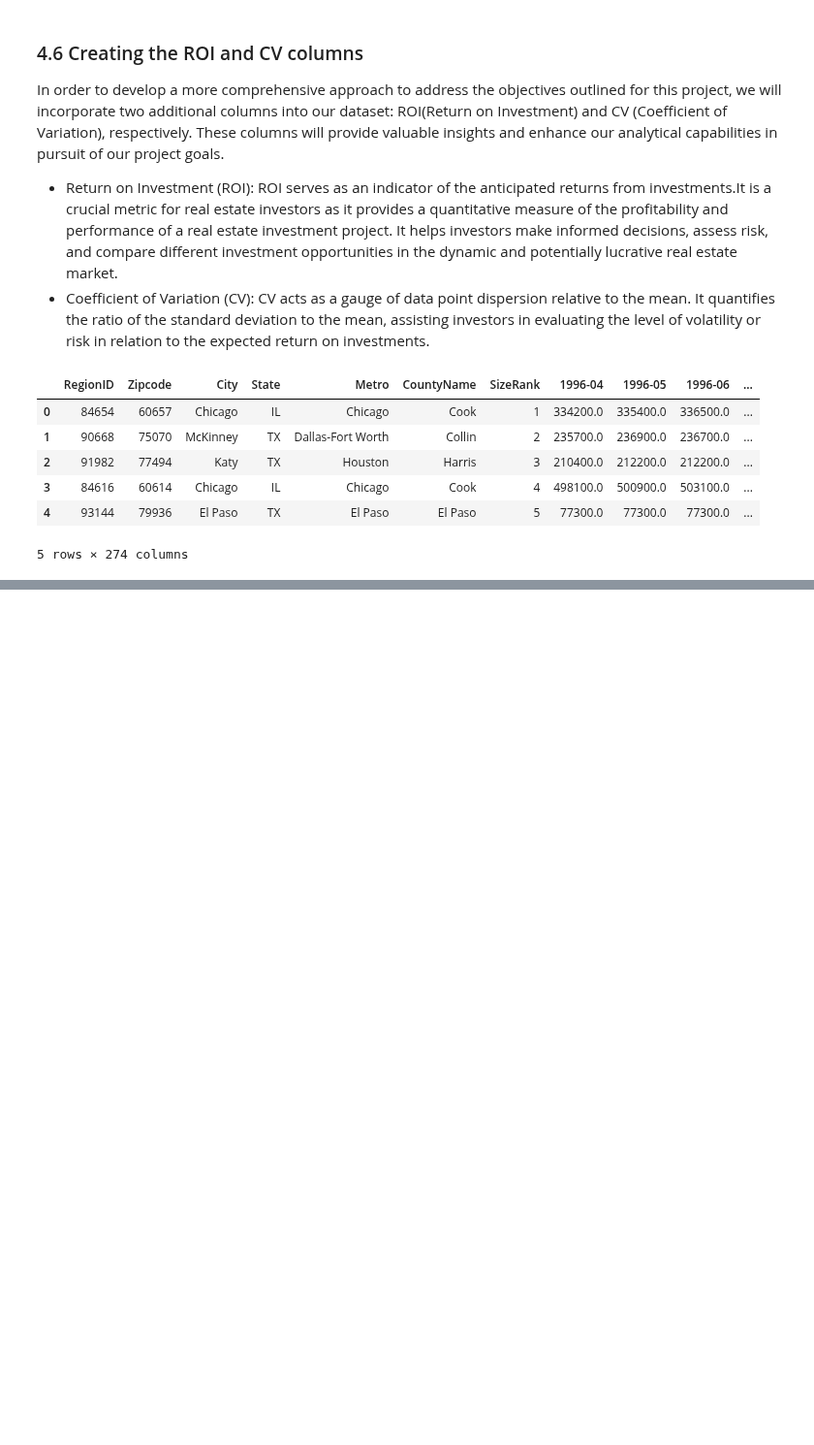
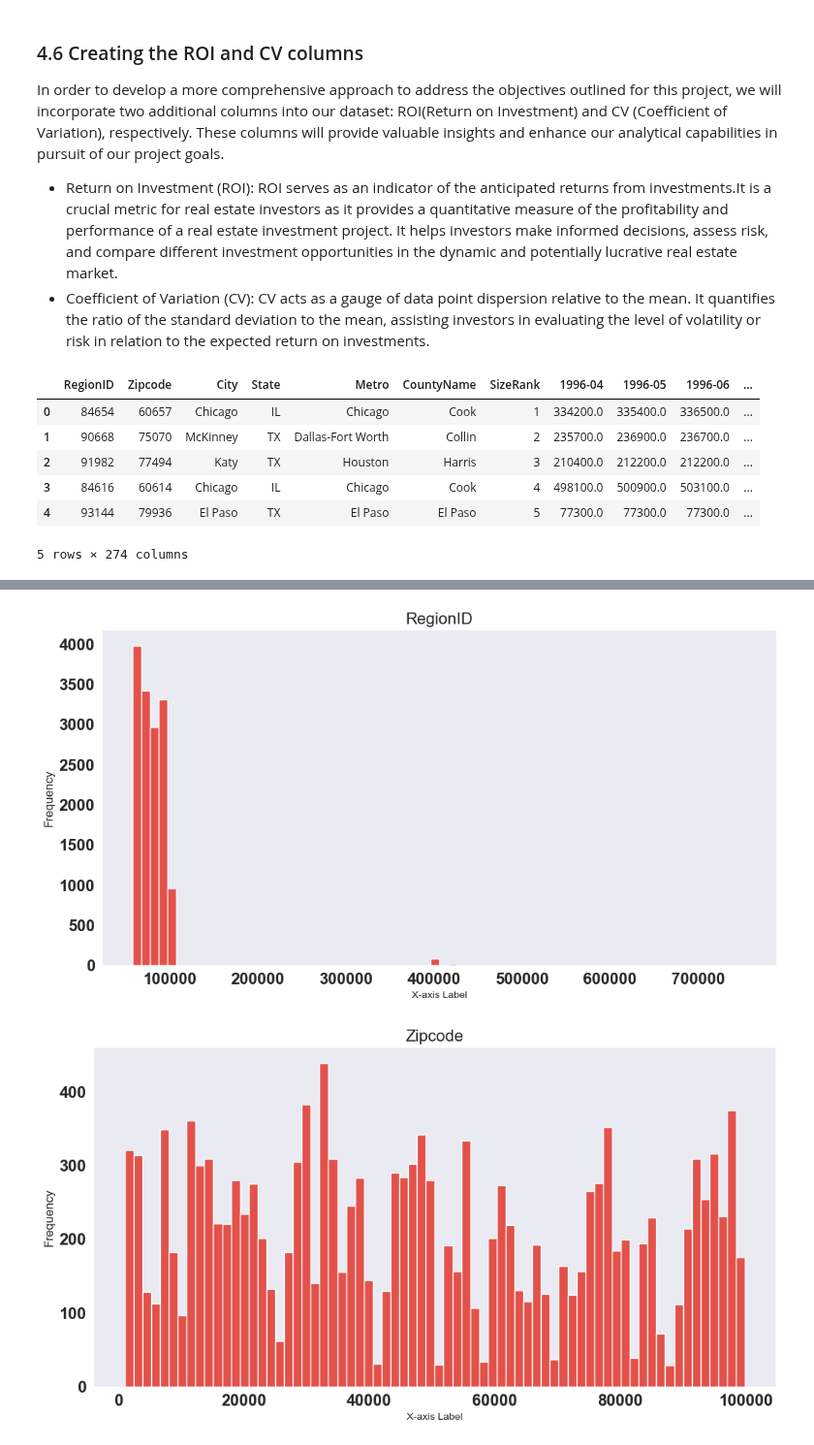
Before and after one commit to FionaNalianya/Forecasting-real-estate-prices, a Jupyter notebook: notebook.ipynb, the cells around one changed output, grey strips where cells are left out. Shown at 97% size. Drawn from its saved outputs; the diff is of its cells as text; code cells hidden in the pictures; blank space fills up the shorter version.

```diff
--- a/notebook.ipynb
+++ b/notebook.ipynb
@@ -283,0 +298,6 @@ df.head()
+# %%
+font = {'family': 'normal',
+        'weight': 'bold',
+        'size': 16}
+
+plt.rc('font', **font)
@@ -283,0 +330,3 @@ df.head()
+# %%
+eda_df = df[['RegionID', 'Zipcode', 'City', 'State', 'Metro', 'CountyName', 'SizeRank', 'ROI', 'CV']]
+eda_df.head()
@@ -283,0 +343,4 @@ df.head()
+# %%
+# Making a list of numeric columns
+Numeric = eda_df[['RegionID','Zipcode','SizeRank','ROI', 'CV']]
+Numeric.head()
@@ -283,0 +354,27 @@ df.head()
+# %%
+for column in Numeric:
+    eda_df[column] = pd.to_numeric(eda_df[column])
+# %%
+# Set the font size for the titles
+title_fontsize = 16
+tick_label_fontsize = 8
+
+# Loop through numeric columns and create histograms
+for column in Numeric:
+    plt.figure(figsize=(12, 6))  # Set the figure size
+    plt.hist(eda_df[column], bins=70)
+
+    # Add title and set font size
+    plt.title(column, fontsize=title_fontsize)
+
+    # Customize axis labels if needed
+    plt.xlabel("X-axis Label", fontsize=10)
+    plt.ylabel("Frequency", fontsize=12)
+    # Rotate x-axis labels for better readability (optional)
+
+
+    plt.grid(False)  # Add grid lines if desired
+    plt.show()
+# %% [output]
+[figure, added]
+[figure, added]
```
Also changed, not shown: parts of 15 cells of this notebook.
